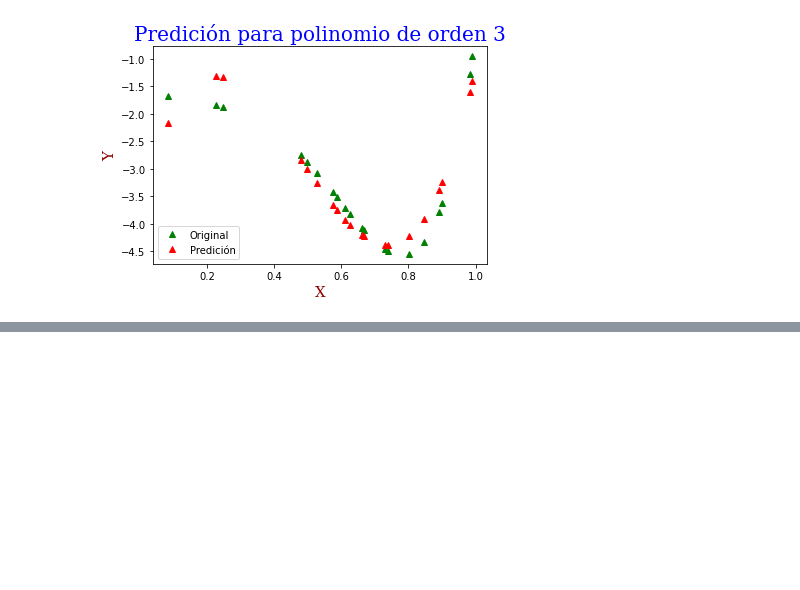
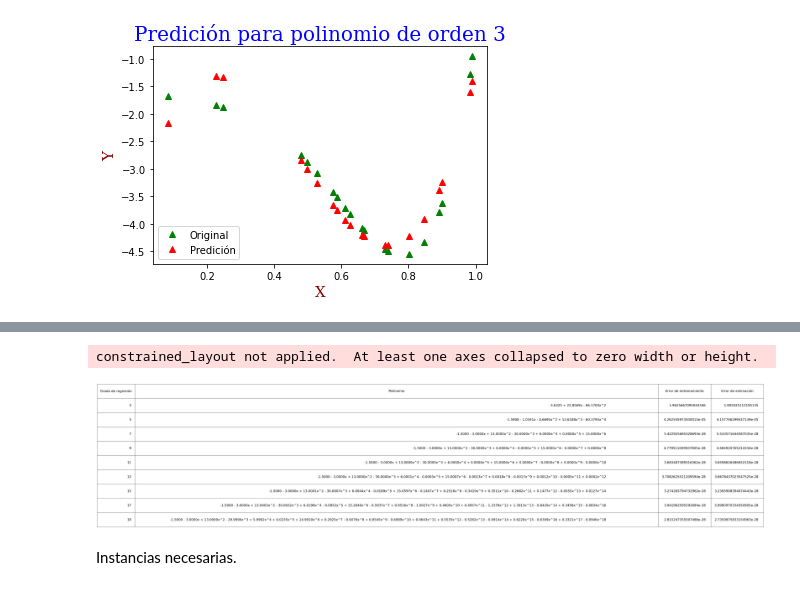
Before and after one commit to JHON-EDV/Regresion-Polinomica, a Jupyter notebook: Regression.ipynb, the cells around one changed output, grey strips where cells are left out. Cells and saved outputs as stored; diff of their text form; code cells hidden in the pictures; blank space fills up the shorter version.

```diff
--- a/Regression.ipynb
+++ b/Regression.ipynb
@@ -66,9 +66,8 @@ from sklearn.metrics import mean_squared_error # importamos el cálculo del erro
 # Predecimos los valores y para los datos usados en el entrenamiento
 prediccion_entrenamiento = regresion_lineal.predict(X)
 # Calculamos el Error de Entrenamiento o de Estimacion
-error_entrenamiento = np.sum(np.subtract(spo['y1'], prediccion_entrenamiento))
-print("El error de entrenamiento es {:.28f}".format(error_entrenamiento))
-y = spo['y1']
-x = np.power(2,np.subtract(spo['y1'], prediccion_entrenamiento))
-print("El error entre funciones es {:.3f}".format(integrate.simps(x)))
+error_entrenamiento = np.sum(np.power(np.subtract(spo['y1'], prediccion_entrenamiento),2))
+print("El error de entrenamiento es {:.8f}".format(error_entrenamiento))
+x = np.power(np.subtract(spo['y1'], prediccion_entrenamiento),2)
+print("El error entre funciones es {:.8f}".format(integrate.simps(x)))
 # %% [output]
@@ -104,0 +171,3 @@ print('Coeficiente de Determinación R2 = ' + str(r2))
+# %%
+rounded_df = pd.DataFrame(list(zip(degreee, regression, error1, error2)),
+               columns =['Grado de regresión','Polinomio', 'Error de entrenamiento', 'Error de estimación'])
@@ -104,0 +183,22 @@ print('Coeficiente de Determinación R2 = ' + str(r2))
+# %%
+import matplotlib.pyplot as plt
+
+fig =plt.figure(constrained_layout= True, figsize=(20,15) ,facecolor='w', edgecolor='k')
+ax = fig.add_subplot(111)
+column_labels=['Grado de regresión','Polinomio', 'Error de entrenamiento', 'Error de estimación']
+ax.axis('tight')
+ax.axis('off')
+the_table = plt.table(cellText= rounded_df.values, colLabels=column_labels, loc='center right')
+
+the_table.auto_set_font_size(False)
+the_table.set_fontsize(22)
+the_table.scale(8, 8)
+the_table.auto_set_column_width(col=list(range(len(rounded_df.columns)))) # Provide integer list of columns to adjust
+plt.show()
+
+####
+# %% [output]
+constrained_layout not applied.  At least one axes collapsed to zero width or height.
+[figure, added]
+# %% [markdown]
+Instancias necesarias.
```
Also changed, not shown: parts of 8 cells of this notebook.
